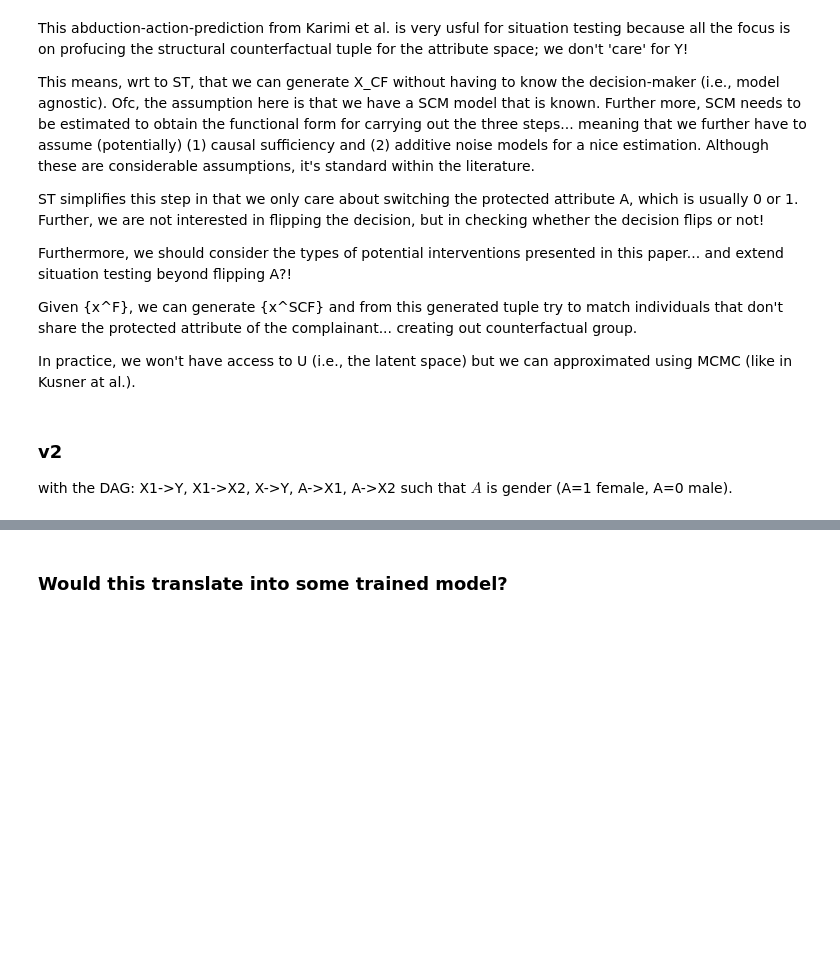
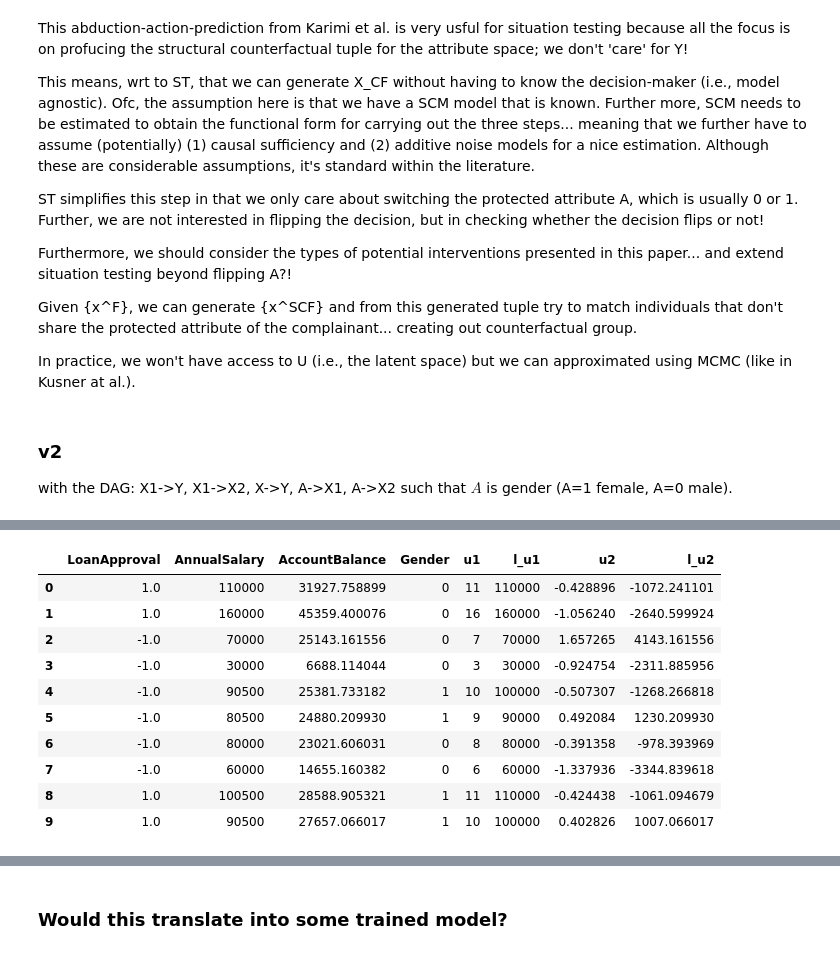
Before and after one commit to cc-jalvarez/counterfactual-situation-testing, a Jupyter notebook: synthetic_scf.ipynb, the cells around one changed output, grey strips where cells are left out. Saved outputs shown, nothing was run; the diff lists cells and outputs as text; code cells hidden in the pictures; blank space fills up the shorter version.

```diff
--- a/synthetic_scf.ipynb
+++ b/synthetic_scf.ipynb
@@ -265,9 +277,9 @@ beta1 = -9500
 beta2 = -500
 
 # annual salary
-n_x1 = u1 + beta1*A
+n_x1 = lambda_1*u1 + beta1*A
 # account balance
-n_x2 = (3/10)*n_x1 + u2 + beta2*A
+n_x2 = (3/10)*n_x1 + lambda_2*u2 + beta2*A
 # loan approval
 n_y = np.sign(n_x1 + 5*n_x2 - 225000)
 # %%
@@ -276,11 +293,27 @@ plt.hist(n_y)
 # %%
 # store data for testing RStan
 d_test = {'LoanApproval': n_y,
           'AnnualSalary': n_x1,
           'AccountBalance': n_x2,
-          'Gender': A}
+          'Gender': A,
+          'u1': u1,
+          'l_u1': lambda_1*u1,
+          'u2': u2,
+          'l_u2': lambda_2*u2}
 data_test = pd.DataFrame(d_test)
 data_test.head(10)
+# %% [output]
+|  | LoanApproval | AnnualSalary | AccountBalance | Gender | u1 | l_u1 | u2 | l_u2 |
+| 0 | 1.0 | 110000 | 31927.758899 | 0 | 11 | 110000 | -0.428896 | -1072.241101 |
+| 1 | 1.0 | 160000 | 45359.400076 | 0 | 16 | 160000 | -1.056240 | -2640.599924 |
+| 2 | -1.0 | 70000 | 25143.161556 | 0 | 7 | 70000 | 1.657265 | 4143.161556 |
+| 3 | -1.0 | 30000 | 6688.114044 | 0 | 3 | 30000 | -0.924754 | -2311.885956 |
+| 4 | -1.0 | 90500 | 25381.733182 | 1 | 10 | 100000 | -0.507307 | -1268.266818 |
+| 5 | -1.0 | 80500 | 24880.209930 | 1 | 9 | 90000 | 0.492084 | 1230.209930 |
+| 6 | -1.0 | 80000 | 23021.606031 | 0 | 8 | 80000 | -0.391358 | -978.393969 |
+| 7 | -1.0 | 60000 | 14655.160382 | 0 | 6 | 60000 | -1.337936 | -3344.839618 |
+| 8 | 1.0 | 100500 | 28588.905321 | 1 | 11 | 110000 | -0.424438 | -1061.094679 |
+| 9 | 1.0 | 90500 | 27657.066017 | 1 | 10 | 100000 | 0.402826 | 1007.066017 |
 # %%
 # store in data folder
 data_test.to_csv(data_path + '\\' + 'Karimi2020_v2.csv', sep='|', index=False)
```
Also changed, not shown: parts of 18 cells of this notebook.
